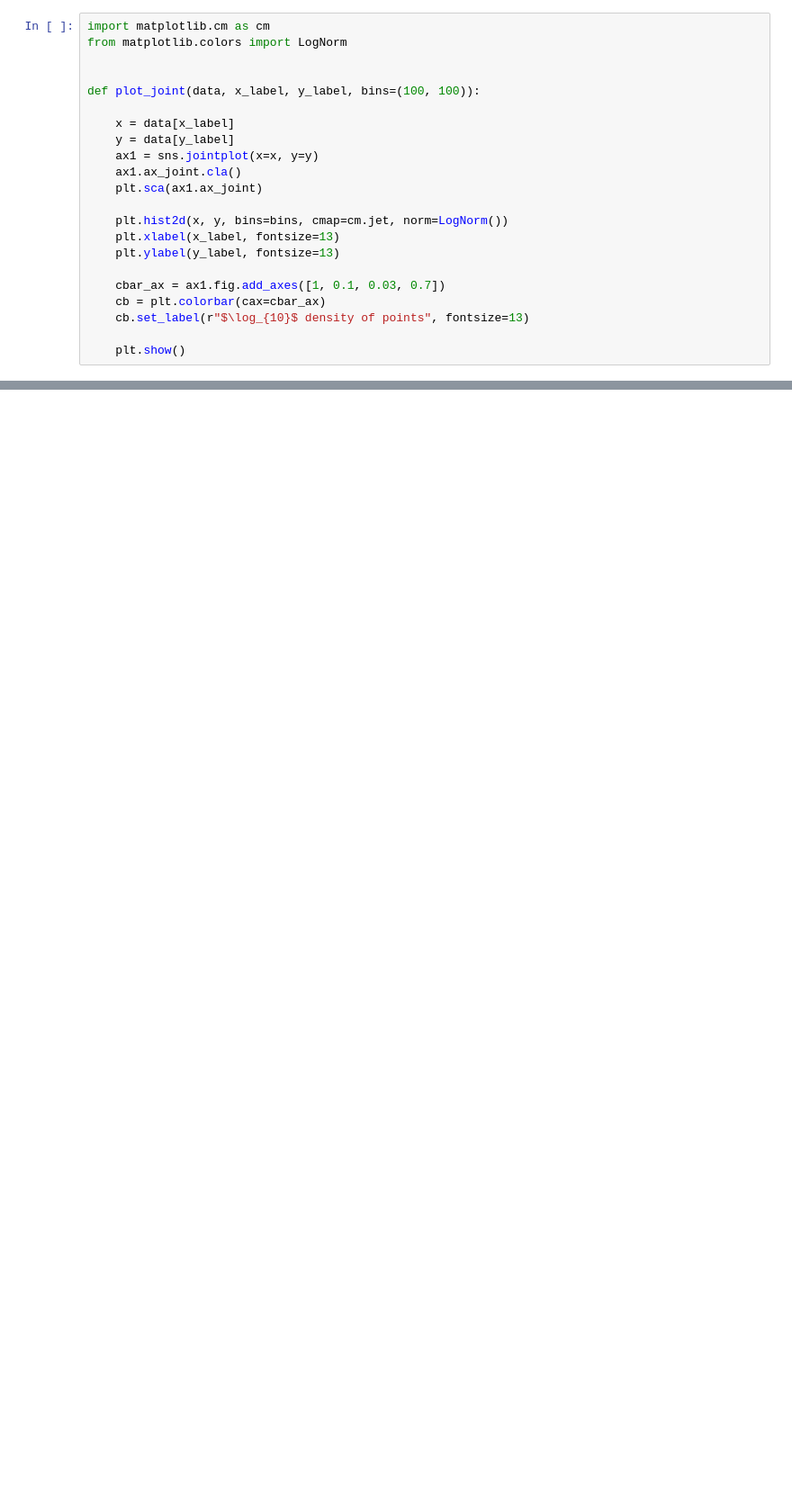
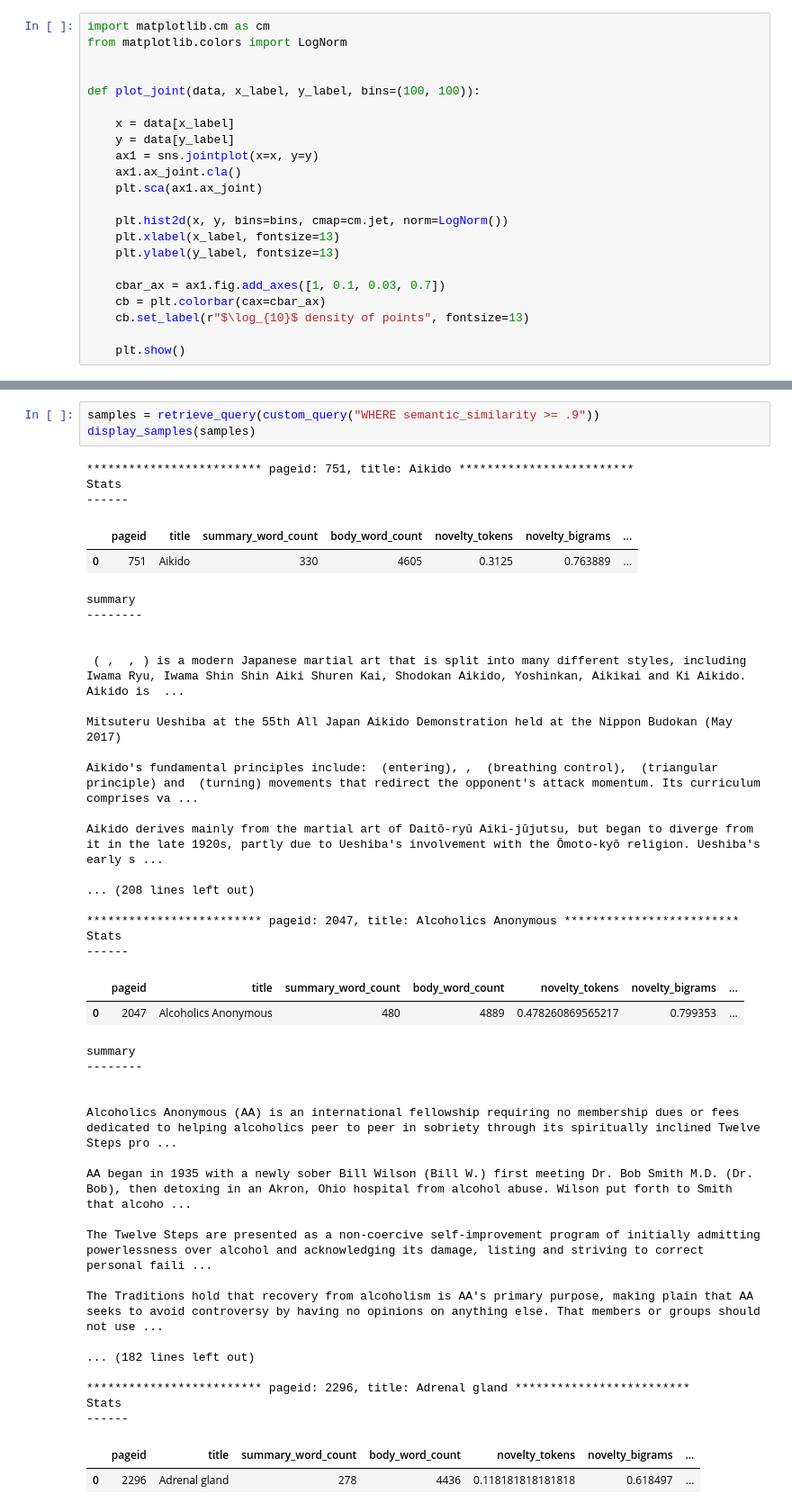
Before and after one commit to IvanRoblesMunoz/document_information_extraction, a Jupyter notebook: notebooks/EDA/02.score-threshold.ipynb, the cells around one changed output, grey strips where cells are left out. Shown at 90% size. Drawn from its saved outputs; the diff is of its cells as text; blank space fills up the shorter version.

```diff
--- a/notebooks/EDA/02.score-threshold.ipynb
+++ b/notebooks/EDA/02.score-threshold.ipynb
@@ -165,0 +267,47 @@ for var in ["novelty_tokens", "novelty_bigrams", "novelty_trigrams"]:
+# %%
+samples = retrieve_query(custom_query("WHERE semantic_similarity >= .9"))
+display_samples(samples)
+# %% [output]
+************************* pageid: 751, title: Aikido *************************
+Stats
+------
+|  | pageid | title | summary_word_count | body_word_count | novelty_tokens | novelty_bigrams | ... |
+| 0 | 751 | Aikido | 330 | 4605 | 0.3125 | 0.763889 | ... |
+summary
+--------
+
+
+ ( ,  , ) is a modern Japanese martial art that is split into many different styles, including Iwama Ryu, Iwama Shin Shin Aiki Shuren Kai, Shodokan Aikido, Yoshinkan, Aikikai and Ki Aikido. Aikido is  ...
+
+Mitsuteru Ueshiba at the 55th All Japan Aikido Demonstration held at the Nippon Budokan (May 2017)
+
+Aikido's fundamental principles include:  (entering), ,  (breathing control),  (triangular principle) and  (turning) movements that redirect the opponent's attack momentum. Its curriculum comprises va ...
+
+Aikido derives mainly from the martial art of Daitō-ryū Aiki-jūjutsu, but began to diverge from it in the late 1920s, partly due to Ueshiba's involvement with the Ōmoto-kyō religion. Ueshiba's early s ...
+
+... (208 lines left out)
+
+************************* pageid: 2047, title: Alcoholics Anonymous *************************
+Stats
+------
+|  | pageid | title | summary_word_count | body_word_count | novelty_tokens | novelty_bigrams | ... |
+| 0 | 2047 | Alcoholics Anonymous | 480 | 4889 | 0.478260869565217 | 0.799353 | ... |
+summary
+--------
+
+
+Alcoholics Anonymous (AA) is an international fellowship requiring no membership dues or fees dedicated to helping alcoholics peer to peer in sobriety through its spiritually inclined Twelve Steps pro ...
+
+AA began in 1935 with a newly sober Bill Wilson (Bill W.) first meeting Dr. Bob Smith M.D. (Dr. Bob), then detoxing in an Akron, Ohio hospital from alcohol abuse. Wilson put forth to Smith that alcoho ...
+
+The Twelve Steps are presented as a non-coercive self-improvement program of initially admitting powerlessness over alcohol and acknowledging its damage, listing and striving to correct personal faili ...
+
+The Traditions hold that recovery from alcoholism is AA's primary purpose, making plain that AA seeks to avoid controversy by having no opinions on anything else. That members or groups should not use ...
+
+... (182 lines left out)
+
+************************* pageid: 2296, title: Adrenal gland *************************
+Stats
+------
+|  | pageid | title | summary_word_count | body_word_count | novelty_tokens | novelty_bigrams | ... |
+| 0 | 2296 | Adrenal gland | 278 | 4436 | 0.118181818181818 | 0.618497 | ... |
```
Also changed, not shown: parts of 49 cells of this notebook, 3 other files.
